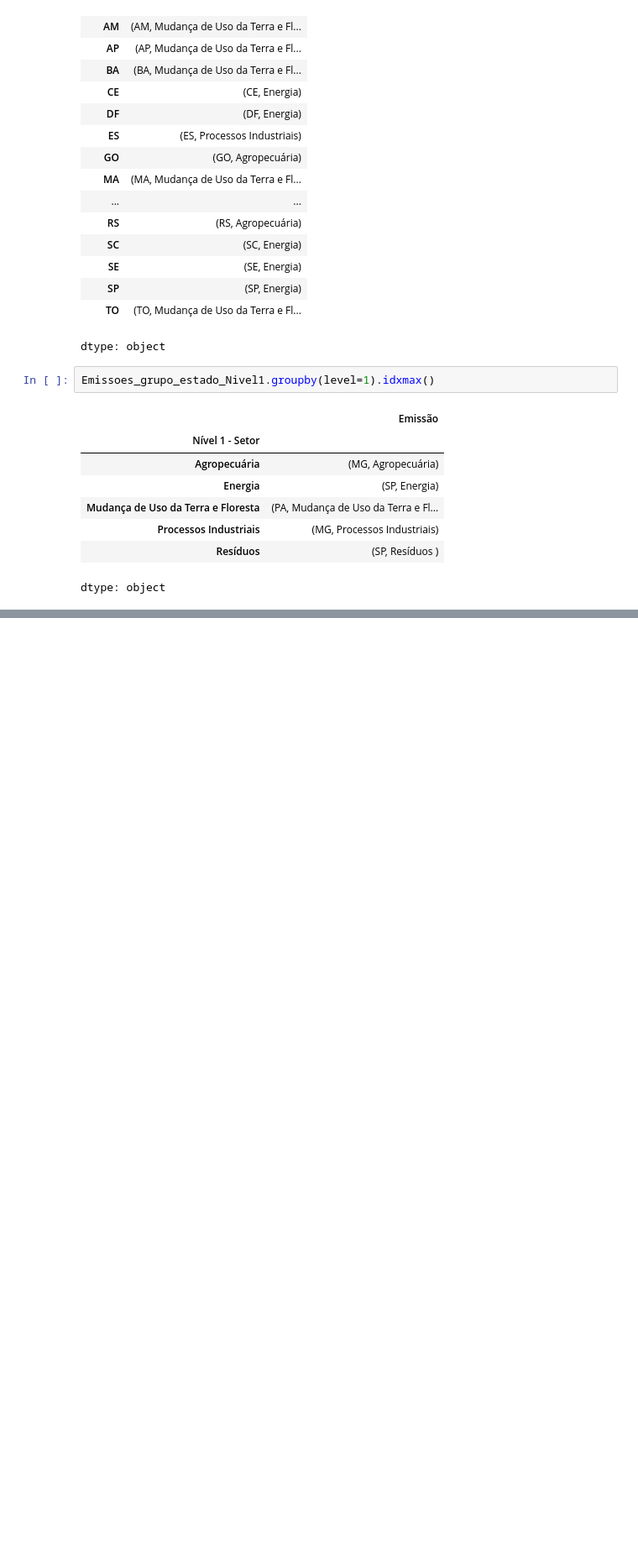
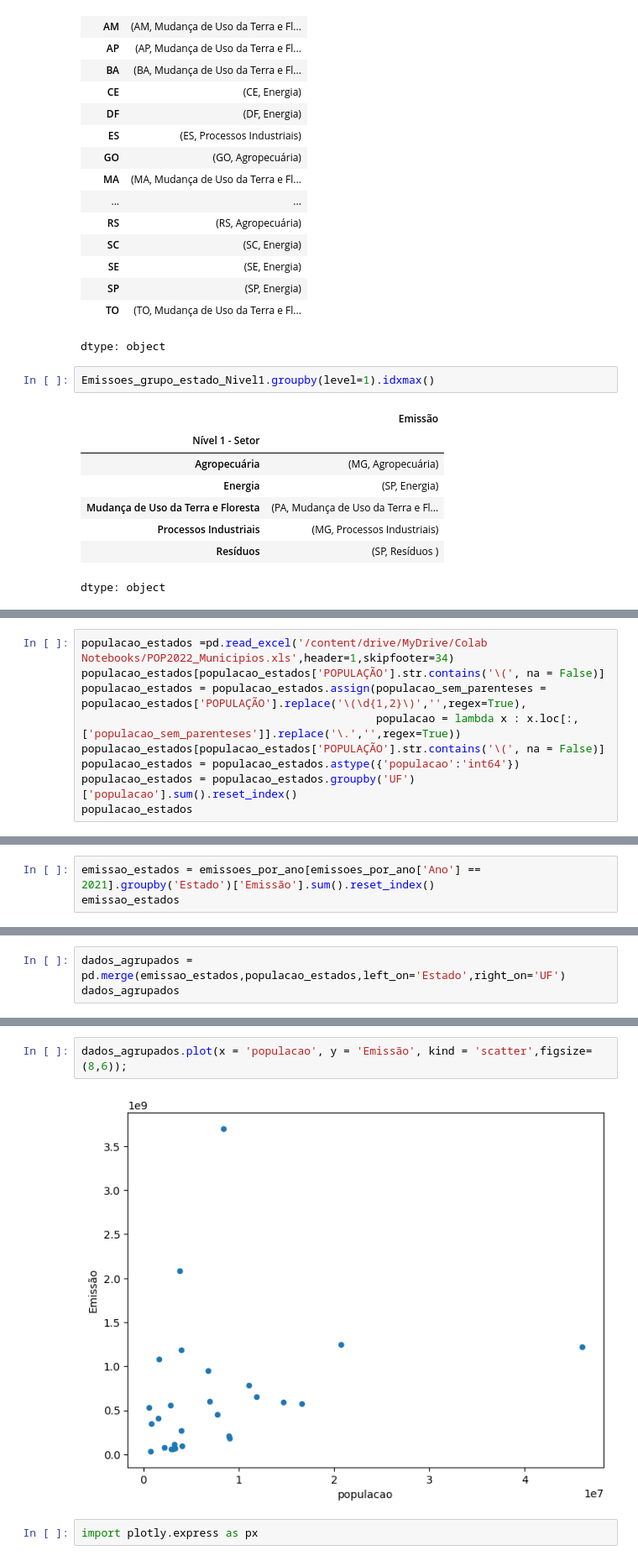
Before and after one commit to rvbittencourt07/Phyton_Data_science, a Jupyter notebook: Selecionando_e_agrupando_os_dados_(Emissoes_de_gases).ipynb, the cells around one changed output, grey strips where cells are left out. Shown at 84% size. Saved outputs shown, nothing was run; the diff lists cells and outputs as text; blank space fills up the shorter version.

```diff
--- a/Selecionando_e_agrupando_os_dados_(Emissoes_de_gases).ipynb
+++ b/Selecionando_e_agrupando_os_dados_(Emissoes_de_gases).ipynb
@@ -683,0 +704,9 @@ dtype: object
+# %%
+populacao_estados =pd.read_excel('/content/drive/MyDrive/Colab Notebooks/POP2022_Municipios.xls',header=1,skipfooter=34)
+populacao_estados[populacao_estados['POPULAÇÃO'].str.contains('\(', na = False)]
+populacao_estados = populacao_estados.assign(populacao_sem_parenteses = populacao_estados['POPULAÇÃO'].replace('\(\d{1,2}\)','',regex=True),
+                                             populacao = lambda x : x.loc[:,['populacao_sem_parenteses']].replace('\.','',regex=True))
+populacao_estados[populacao_estados['POPULAÇÃO'].str.contains('\(', na = False)]
+populacao_estados = populacao_estados.astype({'populacao':'int64'})
+populacao_estados = populacao_estados.groupby('UF')['populacao'].sum().reset_index()
+populacao_estados
@@ -683,0 +731,3 @@ dtype: object
+# %%
+emissao_estados = emissoes_por_ano[emissoes_por_ano['Ano'] == 2021].groupby('Estado')['Emissão'].sum().reset_index()
+emissao_estados
@@ -683,0 +752,3 @@ dtype: object
+# %%
+dados_agrupados = pd.merge(emissao_estados,populacao_estados,left_on='Estado',right_on='UF')
+dados_agrupados
@@ -683,0 +773,6 @@ dtype: object
+# %%
+dados_agrupados.plot(x = 'populacao', y = 'Emissão', kind = 'scatter',figsize= (8,6));
+# %% [output]
+[figure, added]
+# %%
+import plotly.express as px
```
Also changed, not shown: parts of 9 cells of this notebook.
